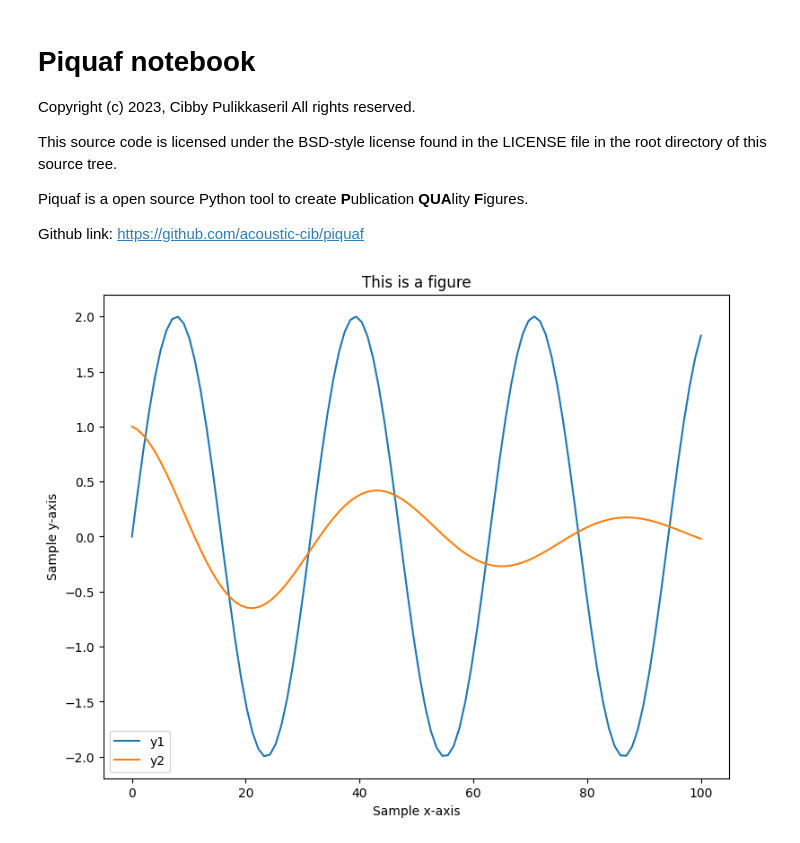
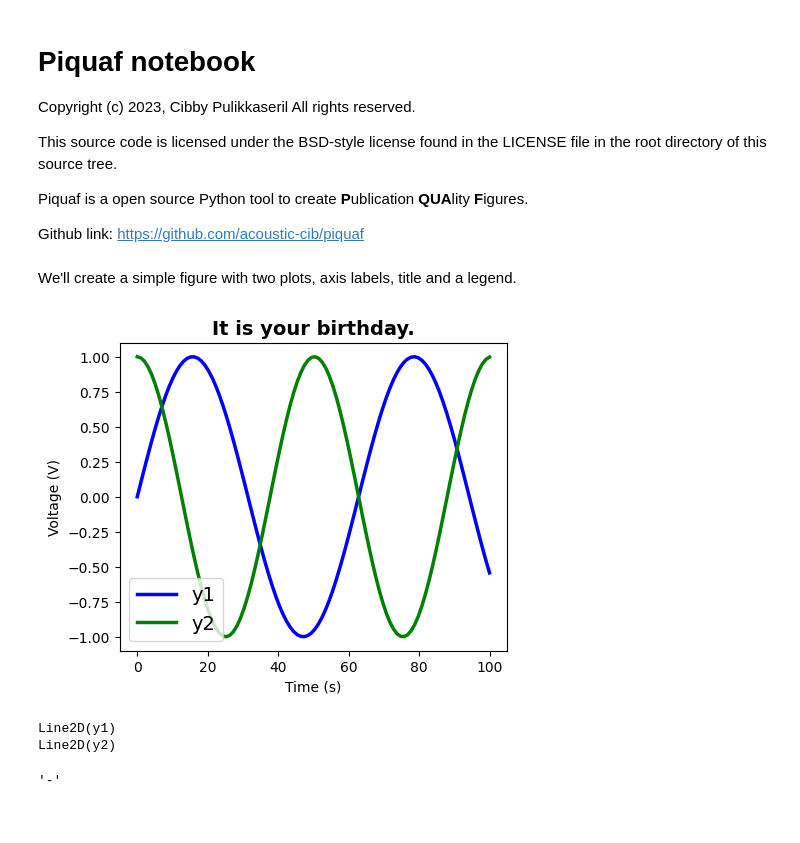
Before and after one commit to acoustic-cib/piquaf, a Jupyter notebook: Notebook_piquaf.ipynb, the cells around one changed output. Saved outputs shown, nothing was run; the diff lists cells and outputs as text; code cells hidden in the pictures.

```diff
--- a/Notebook_piquaf.ipynb
+++ b/Notebook_piquaf.ipynb
@@ -20,12 +17,22 @@ y2 = np.exp(-x/50) * np.cos(x/7)
-# %%
-plt.figure(1, figsize=(9,7))
-plt.plot(x, y1, label='y1')
-plt.plot(x, y2, label='y2')
-
-plt.title('This is a figure')
-plt.xlabel('Sample x-axis')
-plt.ylabel('Sample y-axis')
-plt.legend()
-plt.show()
-# %% [output]
-[figure, removed]
+# %% [markdown]
+We'll create a simple figure with two plots, axis labels, title and a legend.
+# %%
+fig, ax = plt.subplots(figsize=(5,4))    # define fig and axes
+
+x = np.linspace(0,100,100)
+y1 = np.sin(x/10)
+y2 = np.cos(x/8)
+
+ax.plot(x, y1, linewidth=2.5, label='y1')
+ax.plot(x, y2, linewidth=2.5, label='y2')
+
+ax.lines[0].set_color('b')
+ax.lines[1].set_color('g')
+
+#add titles, x labels, y labels, legend
+title   = ax.set_title('It is your birthday.', fontsize=14, fontweight='bold')
+xlabels = ax.set_xlabel('Time (s)')
+ylabels = ax.set_ylabel('Voltage (V)')
+legend  = ax.legend(fontsize=14)
+# %% [output]
+[figure, added]
@@ -31,0 +100,10 @@ plt.show()
+# %%
+for this_line in fig.axes[0].lines:
+    print(this_line)
+# %% [output]
+Line2D(y1)
+Line2D(y2)
+# %%
+this_line.get_linestyle()
+# %% [output]
+'-'
```
Also changed, not shown: parts of 9 cells of this notebook, 2 other files.
